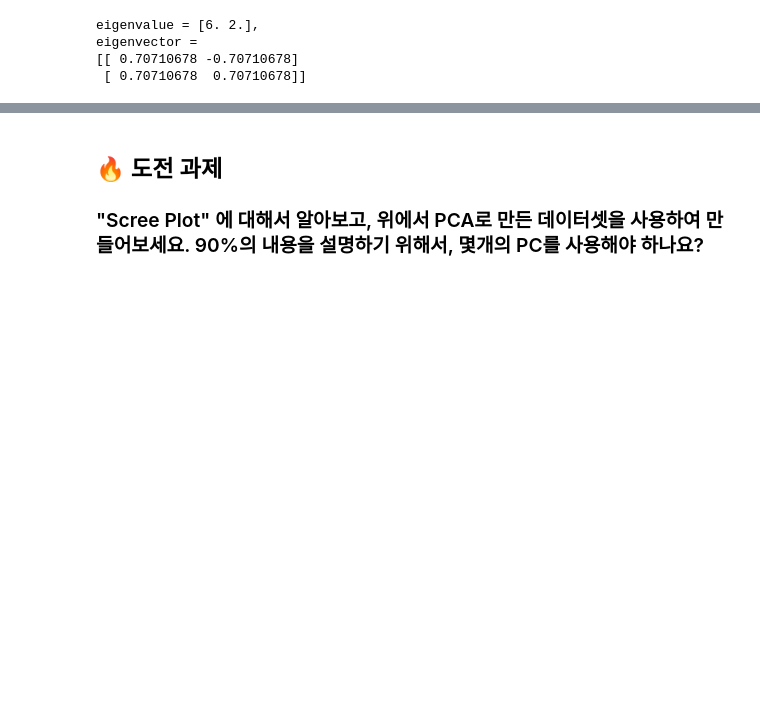
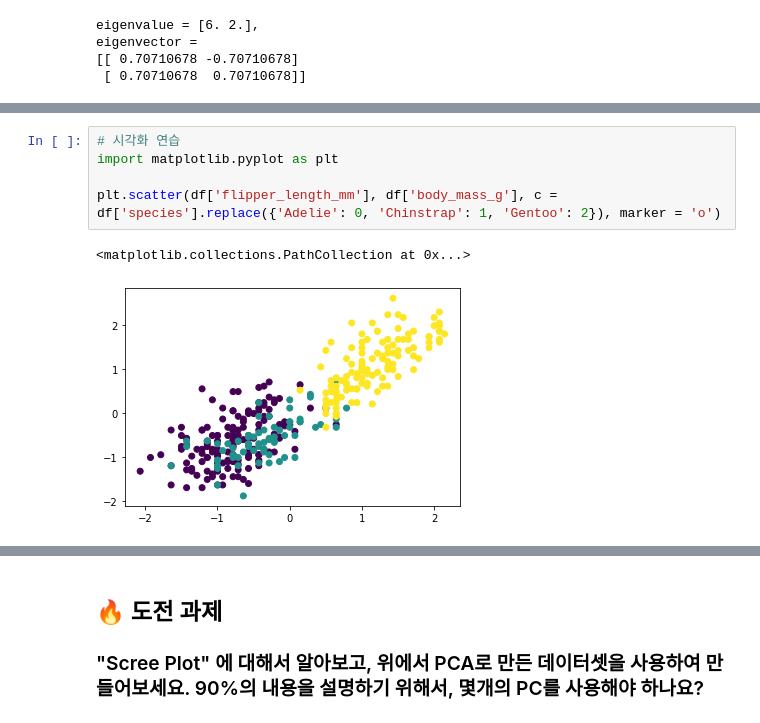
Before and after one commit to KyungRyeolBaek/study, a Jupyter notebook: n133-dimensionality-reduction-techniques/n133a-high-dimensional-data.ipynb, the cells around one changed output, grey strips where cells are left out. Saved outputs shown, nothing was run; the diff lists cells and outputs as text; blank space fills up the shorter version.

```diff
--- a/n133-dimensionality-reduction-techniques/n133a-high-dimensional-data.ipynb
+++ b/n133-dimensionality-reduction-techniques/n133a-high-dimensional-data.ipynb
@@ -46,0 +124,8 @@ df
+# %%
+# 시각화 연습
+import matplotlib.pyplot as plt
+
+plt.scatter(df['flipper_length_mm'], df['body_mass_g'], c = df['species'].replace({'Adelie': 0, 'Chinstrap': 1, 'Gentoo': 2}), marker = 'o')
+# %% [output]
+<matplotlib.collections.PathCollection at 0x...>
+[figure, added]
```
Also changed, not shown: parts of 11 cells of this notebook.
